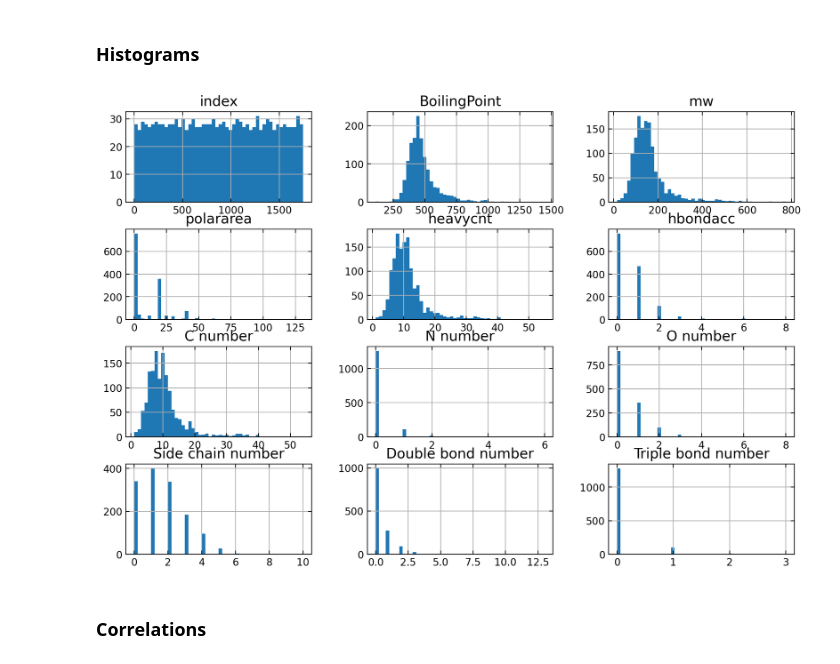
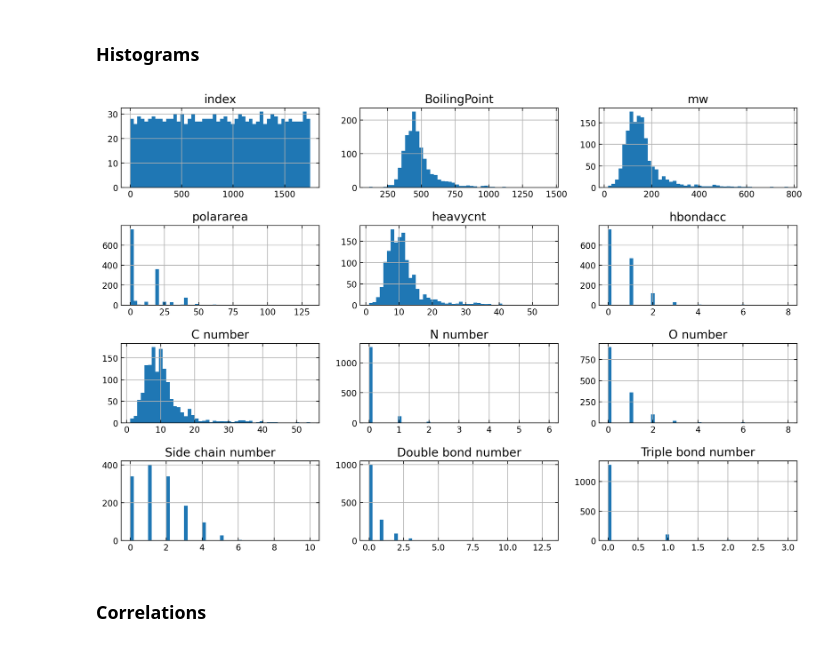
Before and after one commit to woldr001/AIChE_Workshop_MSU, a Jupyter notebook: boiling_point_of_compounds.ipynb, the cells around one changed output. Saved outputs shown, nothing was run; the diff lists cells and outputs as text; code cells hidden in the pictures.

```diff
--- a/boiling_point_of_compounds.ipynb
+++ b/boiling_point_of_compounds.ipynb
@@ -57,14 +57,15 @@ len(train_set), len(test_set)
 # %%
 plt.rc('font', size=14)
 plt.rc('axes', labelsize=14, titlesize=14)
 plt.rc('legend', fontsize=14)
 plt.rc('xtick', labelsize=10)
 plt.rc('ytick', labelsize=10)
 
 train_set.hist(bins=50, figsize=(12, 8))
-plt.show()
+tight_layout()
+show()
 # %% [output]
-[figure, old version]
+[figure, new version]
 # %% [markdown]
 ### Correlations
 # %%
```
Also changed, not shown: parts of 8 cells of this notebook.
